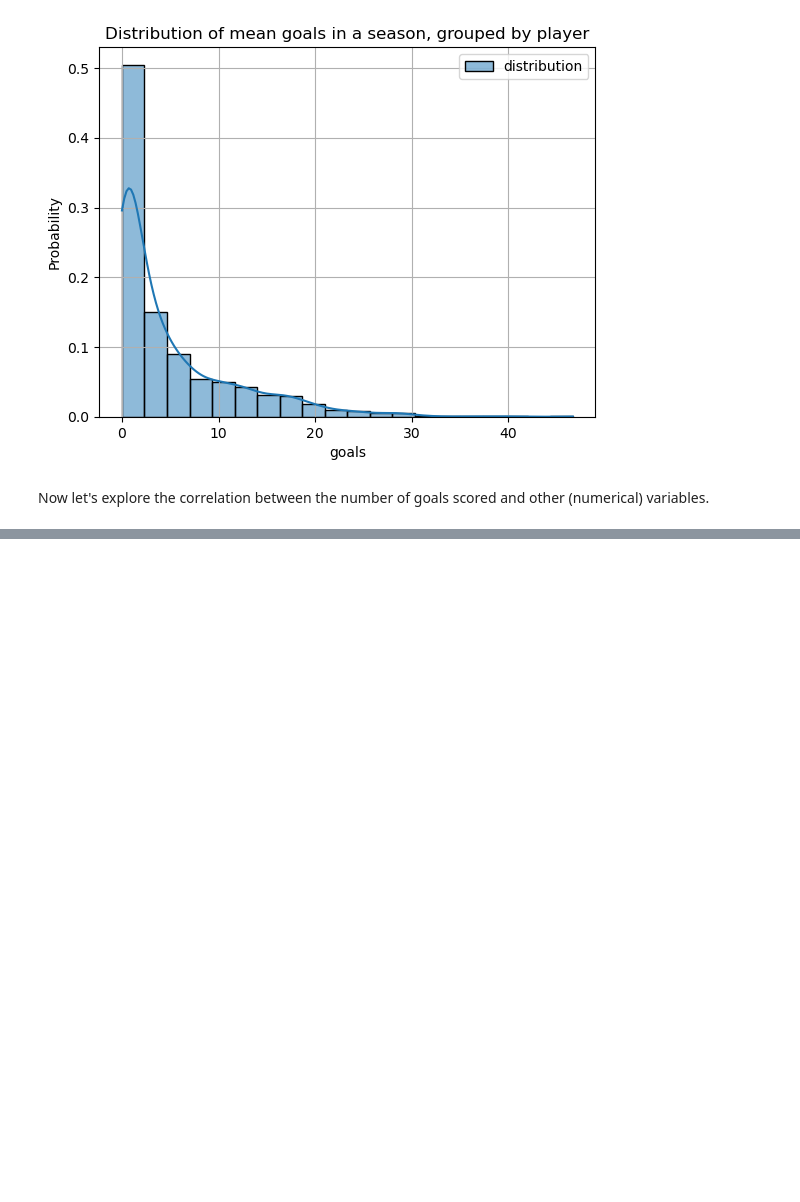
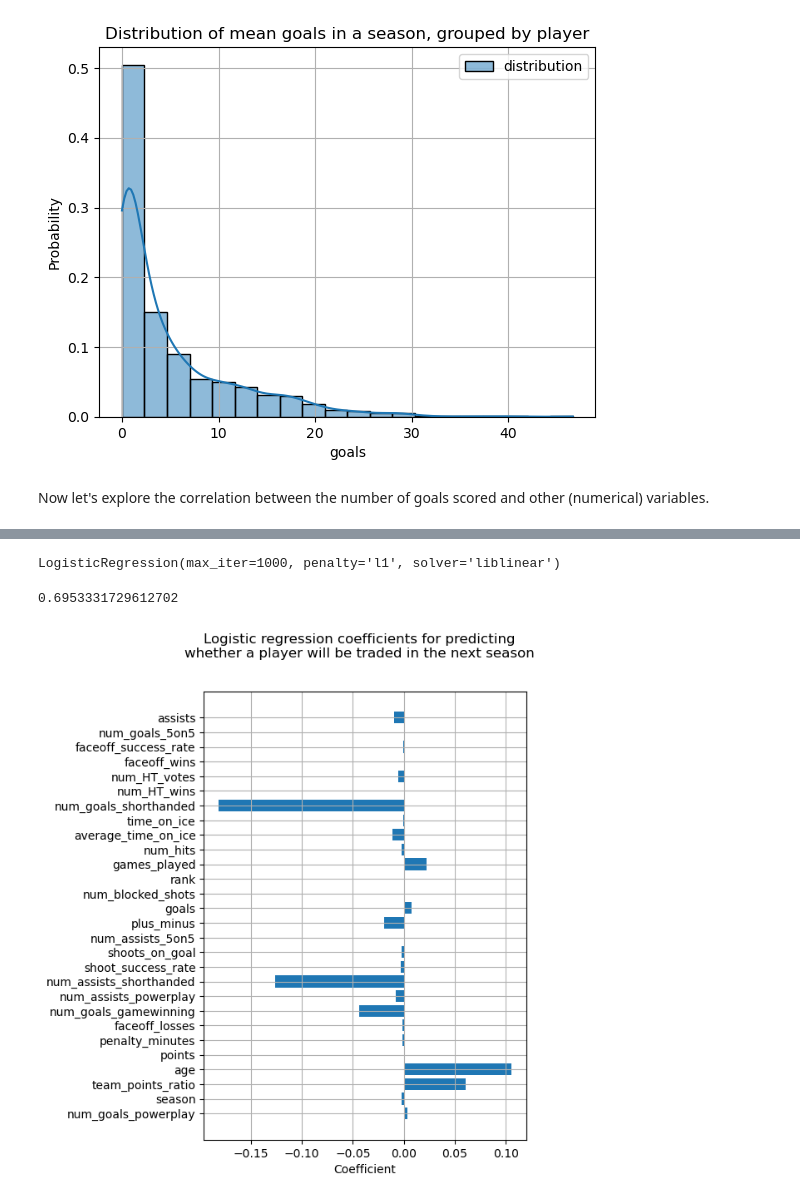
Before and after one commit to matejmurin01/ni-mlp-semestral-work, a Jupyter notebook: explore-2.ipynb, the cells around one changed output, grey strips where cells are left out. Drawn from its saved outputs; the diff is of its cells as text; code cells hidden in the pictures; blank space fills up the shorter version.

```diff
--- a/explore-2.ipynb
+++ b/explore-2.ipynb
@@ -106,0 +137,27 @@ plt.grid()
+# %%
+df_filtered = player_df[~player_df.traded_next_season.isna()]
+
+trade_df = pd.DataFrame(df_filtered.select_dtypes(include=numerics))
+trade_df.dropna(inplace=True)
+X = trade_df[list(set(trade_df.columns) - set(['traded_next_season']))]
+y = trade_df[['traded_next_season']].values[:, 0]
+
+model = LogisticRegression(fit_intercept=True,
+                           max_iter=1_000,
+                           penalty='l1',
+                           solver='liblinear')
+model.fit(X, y)
+# %% [output]
+LogisticRegression(max_iter=1000, penalty='l1', solver='liblinear')
+# %%
+accuracy_score(y, model.predict(X))
+# %% [output]
+0.6953331729612702
+# %%
+fig, ax = plt.subplots(figsize=(5, 7))
+ax.barh(X.columns, width=model.coef_[:][0])
+fig.suptitle('Logistic regression coefficients for predicting\nwhether a player will be traded in the next season')
+ax.set_xlabel('Coefficient')
+ax.grid()
+# %% [output]
+[figure, added]
```
Also changed, not shown: parts of 8 cells of this notebook, 3 other files.
